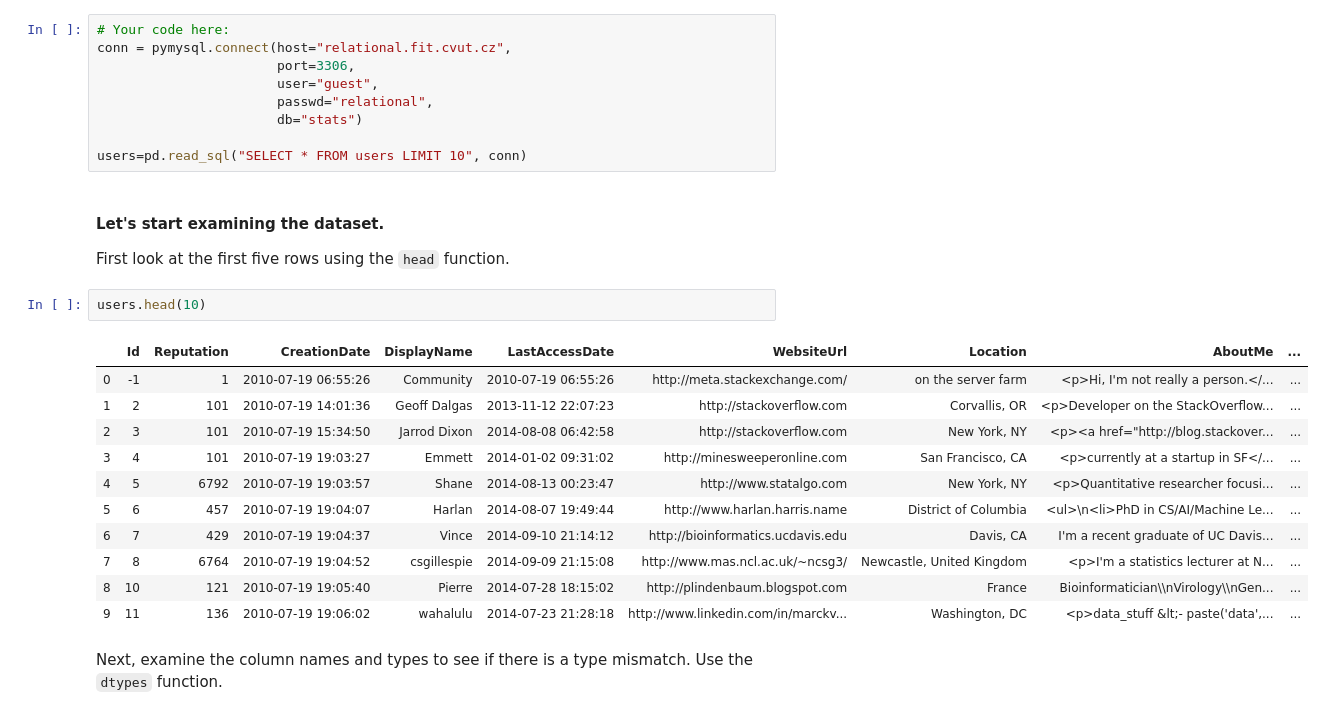
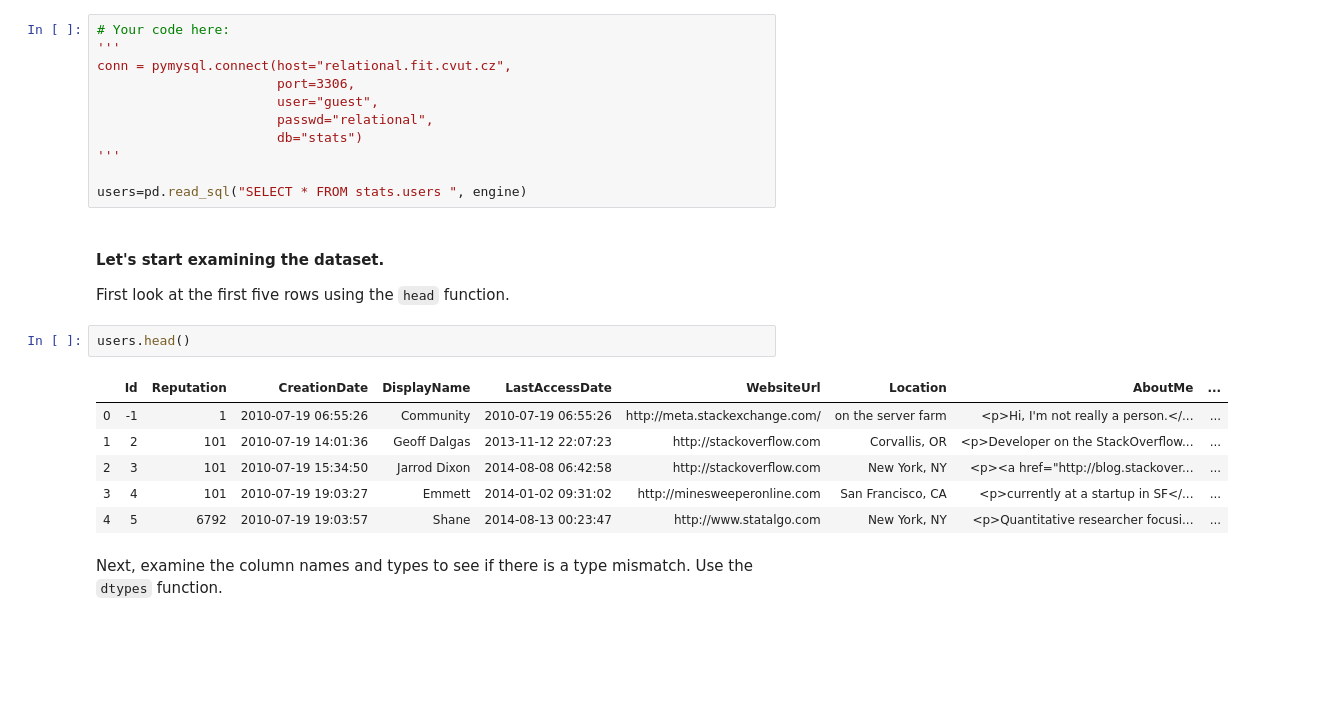
Before and after one commit to ThomasBentler/data-ber-03-20, a Jupyter notebook: Labs/module-1_labs/04_pandas/04_lab-data_cleaning/your-code/main.ipynb, the cells around one changed output. Cells and saved outputs as stored; diff of their text form; blank space fills up the shorter version.

```diff
--- a/Labs/module-1_labs/04_pandas/04_lab-data_cleaning/your-code/main.ipynb
+++ b/Labs/module-1_labs/04_pandas/04_lab-data_cleaning/your-code/main.ipynb
@@ -23,31 +23,28 @@ engine = create_engine('mysql+pymysql://guest:relational@relational.fit.cvut.cz/
 Use this connection to load the `users` table. Load this table into a variable called `users`.
 # %%
 # Your code here:
+'''
 conn = pymysql.connect(host="relational.fit.cvut.cz",
                        port=3306,
                        user="guest",
                        passwd="relational",
                        db="stats")
+'''
 
-users=pd.read_sql("SELECT * FROM users LIMIT 10", conn)
+users=pd.read_sql("SELECT * FROM stats.users ", engine)
 # %% [markdown]
 #### Let's start examining the dataset.
 
 First look at the first five rows using the `head` function.
 # %%
-users.head(10)
+users.head()
 # %% [output]
 |  | Id | Reputation | CreationDate | DisplayName | LastAccessDate | WebsiteUrl | Location | AboutMe | ... |
 | 0 | -1 | 1 | 2010-07-19 06:55:26 | Community | 2010-07-19 06:55:26 | http://meta.stackexchange.com/ | on the server farm | <p>Hi, I'm not really a person.</... | ... |
 | 1 | 2 | 101 | 2010-07-19 14:01:36 | Geoff Dalgas | 2013-11-12 22:07:23 | http://stackoverflow.com | Corvallis, OR | <p>Developer on the StackOverflow... | ... |
 | 2 | 3 | 101 | 2010-07-19 15:34:50 | Jarrod Dixon | 2014-08-08 06:42:58 | http://stackoverflow.com | New York, NY | <p><a href="http://blog.stackover... | ... |
 | 3 | 4 | 101 | 2010-07-19 19:03:27 | Emmett | 2014-01-02 09:31:02 | http://minesweeperonline.com | San Francisco, CA | <p>currently at a startup in SF</... | ... |
 | 4 | 5 | 6792 | 2010-07-19 19:03:57 | Shane | 2014-08-13 00:23:47 | http://www.statalgo.com | New York, NY | <p>Quantitative researcher focusi... | ... |
-| 5 | 6 | 457 | 2010-07-19 19:04:07 | Harlan | 2014-08-07 19:49:44 | http://www.harlan.harris.name | District of Columbia | <ul>\n<li>PhD in CS/AI/Machine Le... | ... |
-| 6 | 7 | 429 | 2010-07-19 19:04:37 | Vince | 2014-09-10 21:14:12 | http://bioinformatics.ucdavis.edu | Davis, CA | I'm a recent graduate of UC Davis... | ... |
-| 7 | 8 | 6764 | 2010-07-19 19:04:52 | csgillespie | 2014-09-09 21:15:08 | http://www.mas.ncl.ac.uk/~ncsg3/ | Newcastle, United Kingdom | <p>I'm a statistics lecturer at N... | ... |
-| 8 | 10 | 121 | 2010-07-19 19:05:40 | Pierre | 2014-07-28 18:15:02 | http://plindenbaum.blogspot.com | France | Bioinformatician\\nVirology\\nGen... | ... |
-| 9 | 11 | 136 | 2010-07-19 19:06:02 | wahalulu | 2014-07-23 21:28:18 | http://www.linkedin.com/in/marckv... | Washington, DC | <p>data_stuff &lt;- paste('data',... | ... |
 # %% [markdown]
 Next, examine the column names and types to see if there is a type mismatch. Use the `dtypes` function.
 # %%
```
Also changed, not shown: parts of 15 cells of this notebook, 13 other files.
